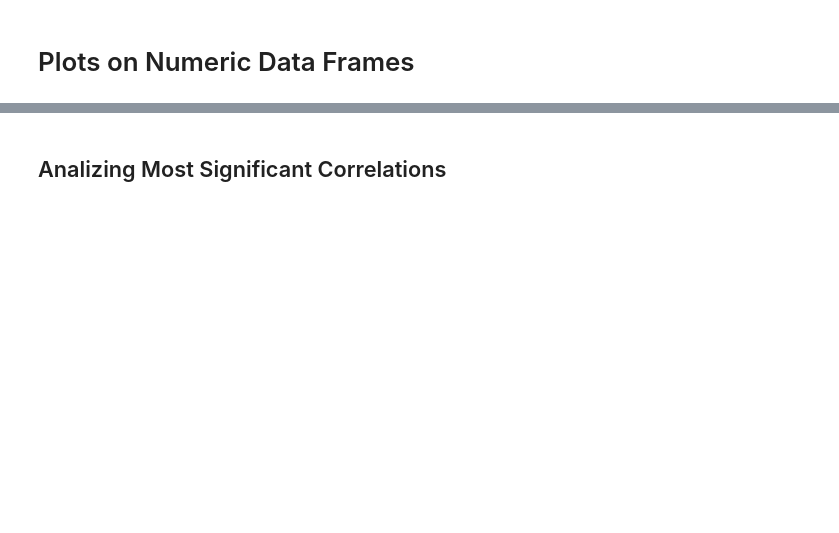
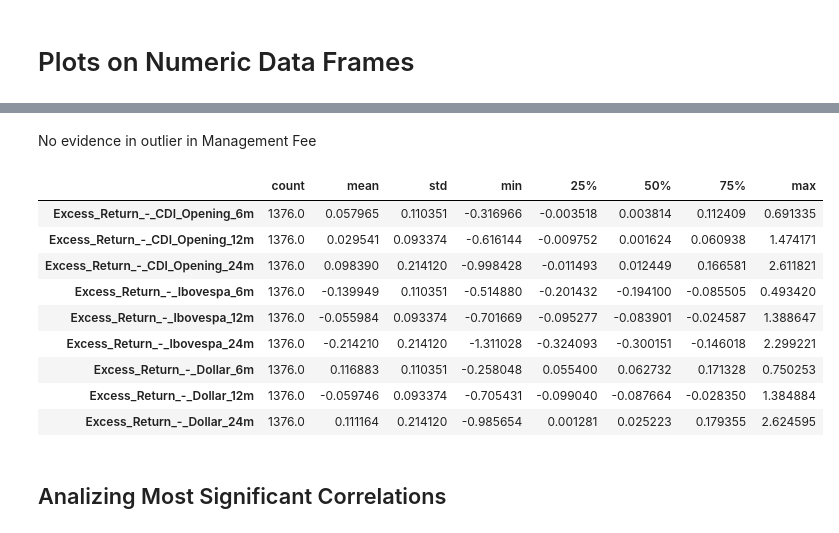
Before and after one commit to berkurka/Mutual_Fund_Clustering, a Jupyter notebook: Notebooks/02 EDA and Scaling Data.ipynb, the cells around one changed output, grey strips where cells are left out. Cells and saved outputs as stored; diff of their text form; code cells hidden in the pictures; blank space fills up the shorter version.

```diff
--- a/Notebooks/02 EDA and Scaling Data.ipynb
+++ b/Notebooks/02 EDA and Scaling Data.ipynb
@@ -56,2 +76,17 @@ multi_box_plot(df_numeric[fund_performance])
+# %% [markdown]
+No evidence in outlier in Management Fee
+# %%
+df_numeric[excess_return_features].describe().T
+# %% [output]
+|  | count | mean | std | min | 25% | 50% | 75% | max |
+| Excess_Return_-_CDI_Opening_6m | 1376.0 | 0.057965 | 0.110351 | -0.316966 | -0.003518 | 0.003814 | 0.112409 | 0.691335 |
+| Excess_Return_-_CDI_Opening_12m | 1376.0 | 0.029541 | 0.093374 | -0.616144 | -0.009752 | 0.001624 | 0.060938 | 1.474171 |
+| Excess_Return_-_CDI_Opening_24m | 1376.0 | 0.098390 | 0.214120 | -0.998428 | -0.011493 | 0.012449 | 0.166581 | 2.611821 |
+| Excess_Return_-_Ibovespa_6m | 1376.0 | -0.139949 | 0.110351 | -0.514880 | -0.201432 | -0.194100 | -0.085505 | 0.493420 |
+| Excess_Return_-_Ibovespa_12m | 1376.0 | -0.055984 | 0.093374 | -0.701669 | -0.095277 | -0.083901 | -0.024587 | 1.388647 |
+| Excess_Return_-_Ibovespa_24m | 1376.0 | -0.214210 | 0.214120 | -1.311028 | -0.324093 | -0.300151 | -0.146018 | 2.299221 |
+| Excess_Return_-_Dollar_6m | 1376.0 | 0.116883 | 0.110351 | -0.258048 | 0.055400 | 0.062732 | 0.171328 | 0.750253 |
+| Excess_Return_-_Dollar_12m | 1376.0 | -0.059746 | 0.093374 | -0.705431 | -0.099040 | -0.087664 | -0.028350 | 1.384884 |
+| Excess_Return_-_Dollar_24m | 1376.0 | 0.111164 | 0.214120 | -0.985654 | 0.001281 | 0.025223 | 0.179355 | 2.624595 |
 # %% [markdown]
 ## Analizing Most Significant Correlations
```
Also changed, not shown: parts of 25 cells of this notebook, 4 other files.
